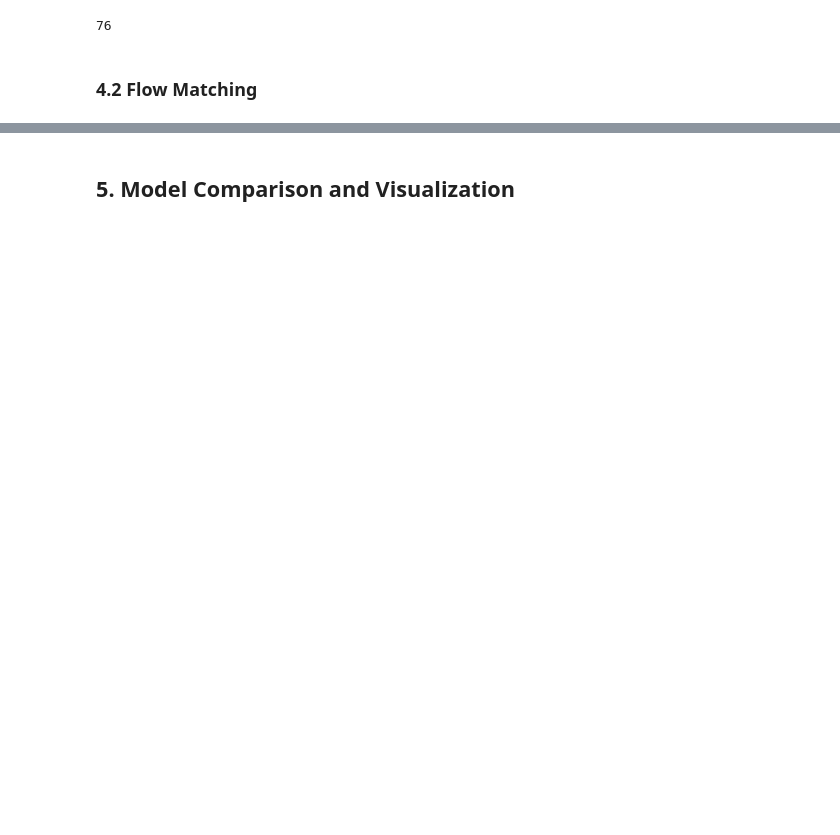
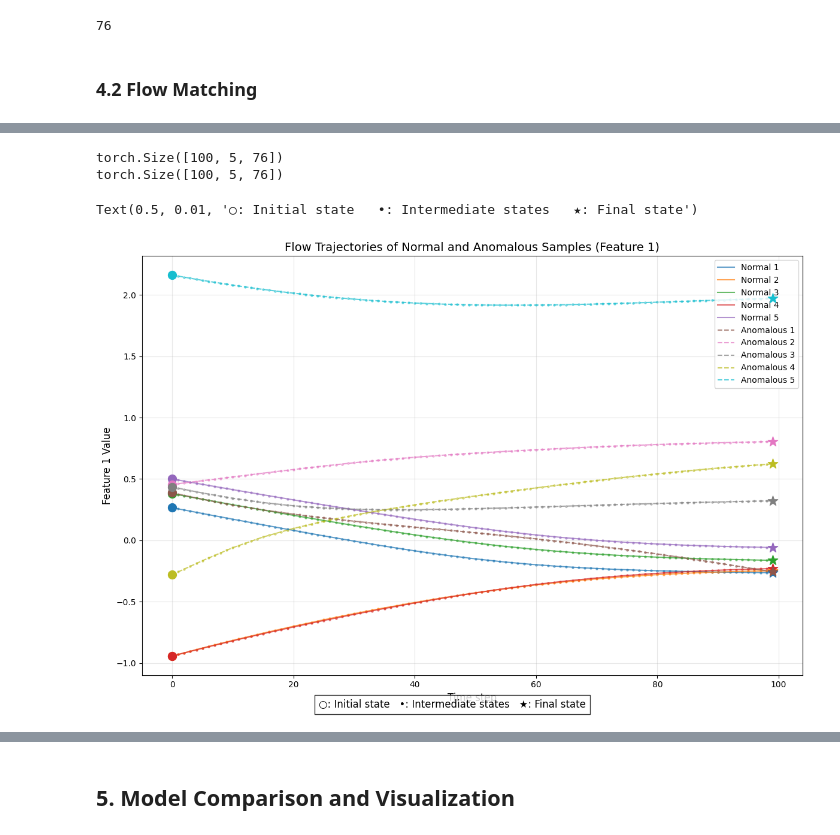
Before and after one commit to francesco-vaselli/fAD, a Jupyter notebook: experiments/challenge.ipynb, the cells around one changed output, grey strips where cells are left out. Drawn from its saved outputs; the diff is of its cells as text; code cells hidden in the pictures; blank space fills up the shorter version.

```diff
--- a/experiments/challenge.ipynb
+++ b/experiments/challenge.ipynb
@@ -212 +275,53 @@ Average Precision: 0.9078
+# %%
+# try and plot some trajectories for normal and anomalous samples
+# get the indices of the normal and anomalous samples
+normal_indices = np.where(dataset.test_labels == 0)[0]
+anomalous_indices = np.where(dataset.test_labels == 1)[0]
+# get the first 5 indices of each
+normal_indices = normal_indices[:5]
+anomalous_indices = anomalous_indices[:5]
+# plot the trajectories for the normal samples
+normal_trajectories = flow_matching.return_trajectories(
+    X_test[normal_indices], mode="ODE"
+).swapaxes(0, 1)
+anom_trajectories = flow_matching.return_trajectories(
+    X_test[anomalous_indices], mode="ODE"
+).swapaxes(0, 1)
+
+# Create a figure for the first feature trajectory visualization
+plt.figure(figsize=(12, 8))
+
+# Plot the trajectories
+for i, trajectory in enumerate(normal_trajectories):
+    plt.plot(trajectory[:, 4], label=f"Normal {i+1}", color=f"C{i}", alpha=0.7)
+    # Add small scatter points for all states
+    plt.scatter(range(len(trajectory)), trajectory[:, 4], marker='.', color=f"C{i}", s=20, alpha=0.5)
+    # Highlight initial and final states
+    plt.scatter(0, trajectory[0, 4], marker='o', color=f"C{i}", s=100, zorder=10)
+    plt.scatter(len(trajectory)-1, trajectory[-1, 4], marker='*', color=f"C{i}", s=150, zorder=10)
+
+for i, trajectory in enumerate(anom_trajectories):
+    plt.plot(trajectory[:, 4], label=f"Anomalous {i+1}", linestyle="--", color=f"C{i+5}", alpha=0.7)
+    # Add small scatter points for all states
+    plt.scatter(range(len(trajectory)), trajectory[:, 4], marker='.', color=f"C{i+5}", s=20, alpha=0.5)
+    # Highlight initial and final states
+    plt.scatter(0, trajectory[0, 4], marker='o', color=f"C{i+5}", s=100, zorder=10)
+    plt.scatter(len(trajectory)-1, trajectory[-1, 4], marker='*', color=f"C{i+5}", s=150, zorder=10)
+
+# Add visual enhancements
+plt.title("Flow Trajectories of Normal and Anomalous Samples (Feature 1)", fontsize=14)
+plt.xlabel("Time step", fontsize=12)
+plt.ylabel("Feature 1 Value", fontsize=12)
+plt.grid(True, alpha=0.3)
+plt.legend(loc='best', fontsize=10)
+plt.tight_layout()
+
+# Add a text annotation explaining the markers
+plt.figtext(0.5, 0.01, "○: Initial state   •: Intermediate states   ★: Final state",
+            ha="center", fontsize=12, bbox={"facecolor":"white", "alpha":0.8, "pad":5})
+# %% [output]
+torch.Size([100, 5, 76])
+torch.Size([100, 5, 76])
+Text(0.5, 0.01, '○: Initial state   •: Intermediate states   ★: Final state')
+[figure, added]
 # %%
```
Also changed, not shown: parts of 10 cells of this notebook, 3 other files.
